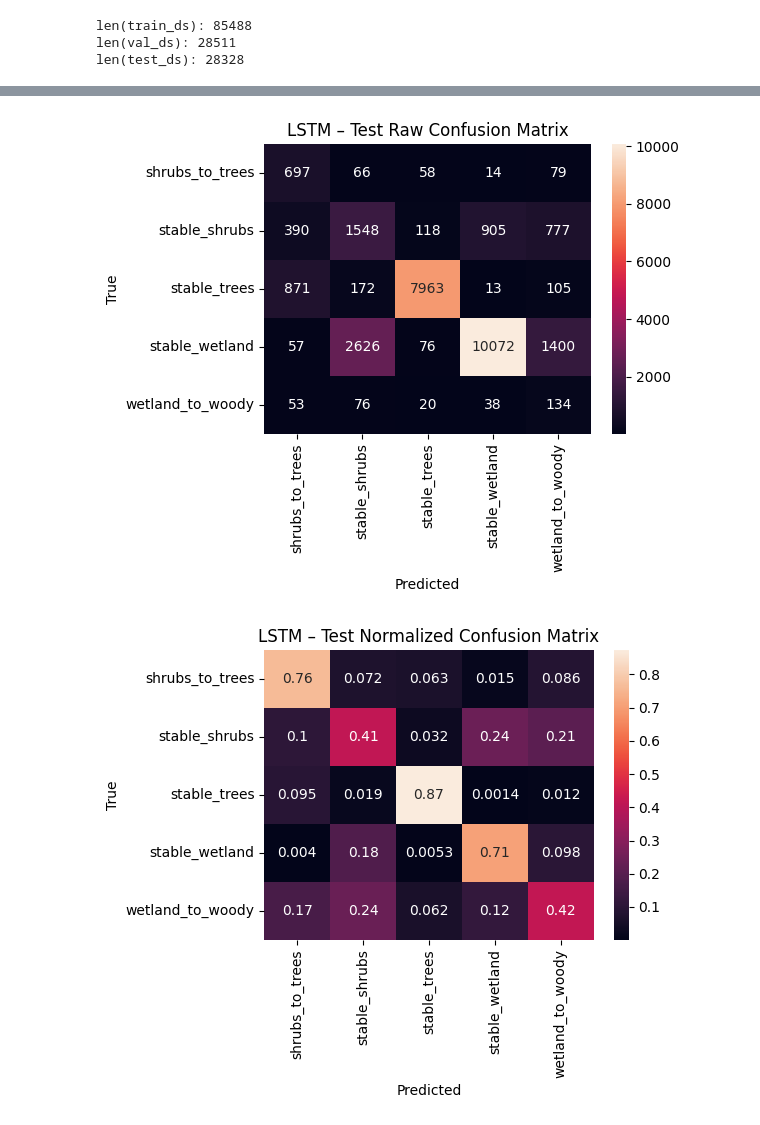
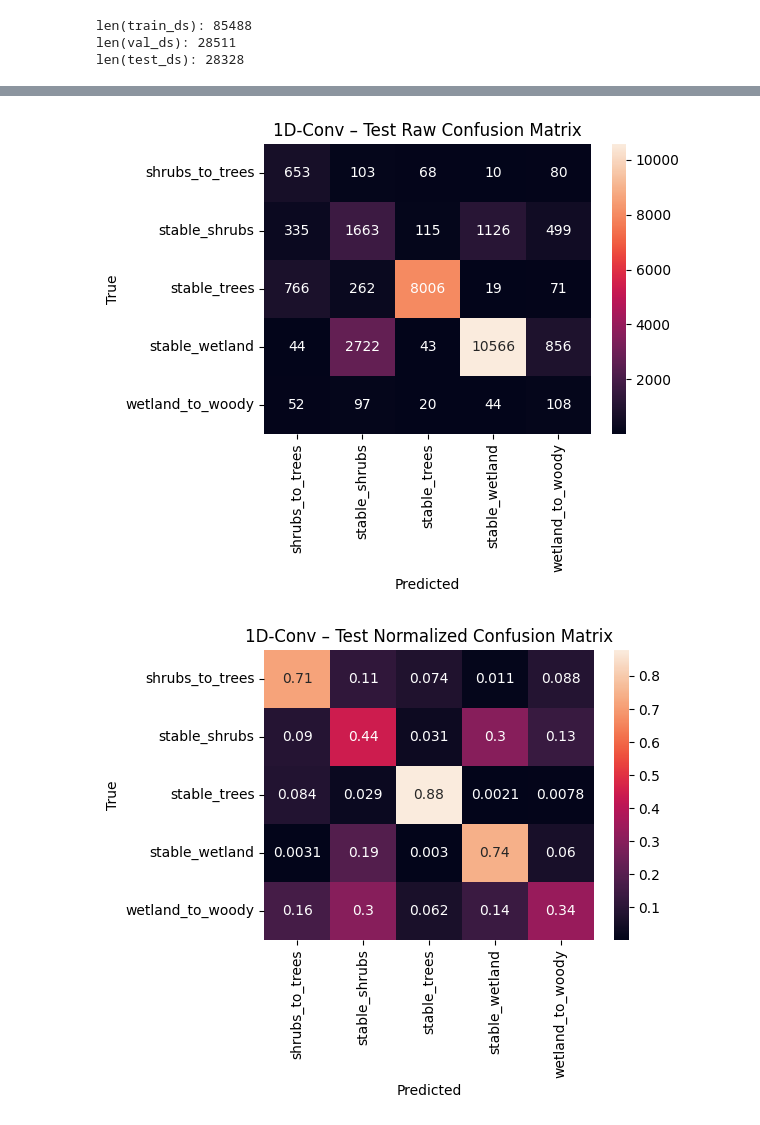
Before and after one commit to jjkiljanski/biebrza-shrub-encroachment-analysis, a Jupyter notebook: ml_model_training.ipynb, the cells around one changed output, grey strips where cells are left out. Drawn from its saved outputs; the diff is of its cells as text; code cells hidden in the pictures.

Commit message:
- Model training finished  - Added model export

```diff
--- a/ml_model_training.ipynb
+++ b/ml_model_training.ipynb
@@ -493,7 +493,6 @@ def define_and_train_conv1d_model(train_loader, val_loader, test_loader, class_w
   seq_len = T
   conv_model = Conv1DClassifier(seq_len=seq_len, num_classes=num_classes, in_channels=C).to(device)
 
-  criterion = nn.CrossEntropyLoss(weight=class_weights.to(device))
   optimizer = torch.optim.Adam(conv_model.parameters(), lr=1e-3)
 
   num_epochs = 20
@@ -502,8 +501,8 @@ def define_and_train_conv1d_model(train_loader, val_loader, test_loader, class_w
   best_state = None
 
   for epoch in range(1, num_epochs + 1):
-      train_loss, train_acc = train_one_epoch(conv_model, train_loader, criterion, optimizer, device)
-      val_loss, val_acc = evaluate(conv_model, val_loader, criterion, device)
+      train_loss, train_acc = train_one_epoch(conv_model, train_loader, criterion_conv, optimizer, device)
+      val_loss, val_acc = evaluate(conv_model, val_loader, criterion_conv, device)
 
       if val_acc > best_val_acc:
           best_val_acc = val_acc
@@ -520,8 +519,10 @@ def define_and_train_conv1d_model(train_loader, val_loader, test_loader, class_w
 
   return conv_model
 
+criterion_conv = nn.CrossEntropyLoss(weight=class_weights.to(device))
+
 conv_model = define_and_train_conv1d_model(train_loader, val_loader, test_loader, class_weights)
 
-test_loss_conv, test_acc_conv = evaluate(conv_model, test_loader, criterion, device)
+test_loss_conv, test_acc_conv = evaluate(conv_model, test_loader, criterion_conv, device)
 print(f'Conv1D TEST: loss={test_loss_conv:.4f}, acc={test_acc_conv:.3f}')
 # %% [output]
@@ -548,8 +549,9 @@ Conv1D TEST: loss=0.8967, acc=0.741
 def define_and_train_lstm_model(train_loader, val_loader, test_loader, class_weights):
   lstm_model = LSTMClassifier(input_size=C, hidden_size=64, num_layers=1, num_classes=num_classes).to(device)
 
-  criterion_lstm = nn.CrossEntropyLoss(weight=class_weights.to(device))
   optimizer_lstm = torch.optim.Adam(lstm_model.parameters(), lr=1e-3)
+
+  num_epochs = 20
 
   best_val_acc_lstm = 0.0
   best_state_lstm = None
@@ -573,6 +575,8 @@ def define_and_train_lstm_model(train_loader, val_loader, test_loader, class_wei
 
   return lstm_model
 
+criterion_lstm = nn.CrossEntropyLoss(weight=class_weights.to(device))
+
 lstm_model = define_and_train_lstm_model(train_loader, val_loader, test_loader, class_weights)
 
 test_loss_lstm, test_acc_lstm = evaluate(lstm_model, test_loader, criterion_lstm, device)
@@ -1065,6 +1064,8 @@ import numpy as np
 import torch
 from torch.utils.data import DataLoader
 import torch.nn.functional as F
+
+train_ds = PixelTimeSeriesDataset(df_train_norm, ts_cols, 'label_idx', C)
 
 # Make a non-shuffling loader over the training dataset
 clean_loader = DataLoader(train_ds, batch_size=512, shuffle=False)
@@ -1289,4 +1312,4 @@ stable_wetland       → stable_trees         : 0.0030
 # %%
-compute_and_plot_cms(y_true_conv_clean, y_pred_conv_clean, 'LSTM')
+compute_and_plot_cms(y_true_clean_1dconv, y_pred_clean_1dconv, '1D-Conv')
 # %% [output]
 ===== Sorted Confusion Pairs (raw counts): =====
@@ -1309,2 +1332,2 @@ stable_trees         → stable_wetland       : 0.0014
-[figure, old version]
+[figure, new version]
-[figure, old version]
+[figure, new version]
```
Also changed, not shown: parts of 23 cells of this notebook.
